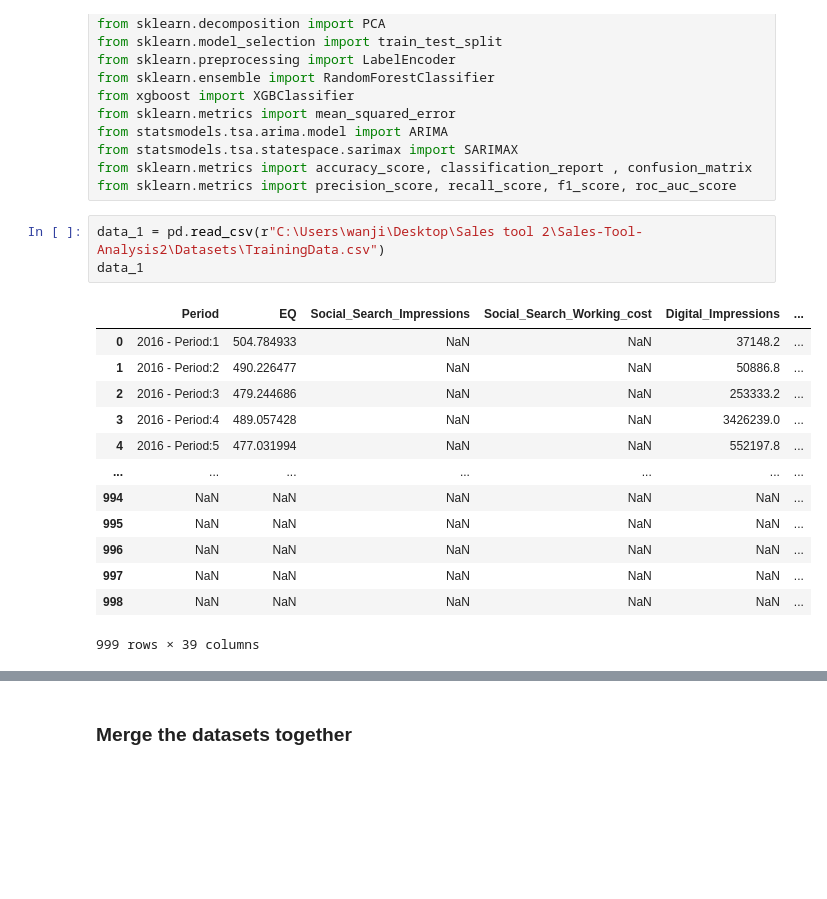
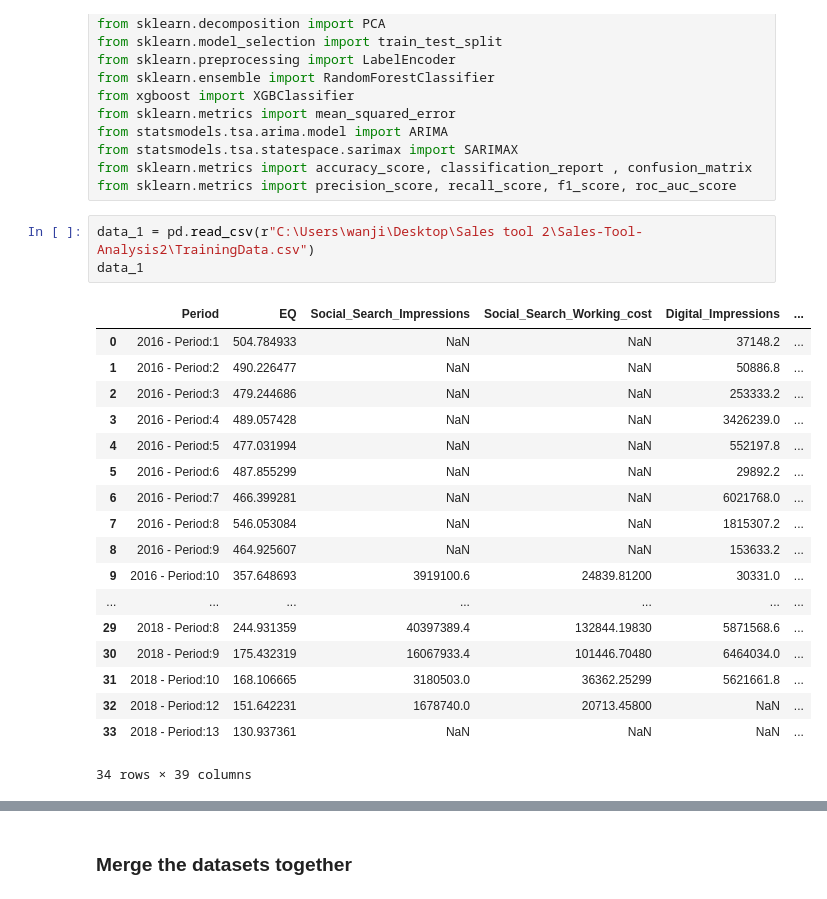
Before and after one commit to Edna722/Atote-Sales-Parctice-Tool-Analysis2, a Jupyter notebook: Sales Notebook.ipynb, the cells around one changed output, grey strips where cells are left out. Drawn from its saved outputs; the diff is of its cells as text; blank space fills up the shorter version.

```diff
--- a/Sales Notebook.ipynb
+++ b/Sales Notebook.ipynb
@@ -33,20 +33,25 @@ from statsmodels.tsa.statespace.sarimax import SARIMAX
 from sklearn.metrics import accuracy_score, classification_report , confusion_matrix
 from sklearn.metrics import precision_score, recall_score, f1_score, roc_auc_score
 # %%
-data_1 = pd.read_csv(r"C:\Users\wanji\Desktop\Sales tool 2\Sales-Tool-Analysis2\Datasets\TrainingData.csv")
+data_1 = pd.read_csv(r"C:\Users\wanji\Desktop\Sales tool 2\Sales-Tool-Analysis2\TrainingData.csv")
 data_1
 # %% [output]
 |  | Period | EQ | Social_Search_Impressions | Social_Search_Working_cost | Digital_Impressions | ... |
 | 0 | 2016 - Period:1 | 504.784933 | NaN | NaN | 37148.2 | ... |
 | 1 | 2016 - Period:2 | 490.226477 | NaN | NaN | 50886.8 | ... |
 | 2 | 2016 - Period:3 | 479.244686 | NaN | NaN | 253333.2 | ... |
 | 3 | 2016 - Period:4 | 489.057428 | NaN | NaN | 3426239.0 | ... |
 | 4 | 2016 - Period:5 | 477.031994 | NaN | NaN | 552197.8 | ... |
+| 5 | 2016 - Period:6 | 487.855299 | NaN | NaN | 29892.2 | ... |
+| 6 | 2016 - Period:7 | 466.399281 | NaN | NaN | 6021768.0 | ... |
+| 7 | 2016 - Period:8 | 546.053084 | NaN | NaN | 1815307.2 | ... |
+| 8 | 2016 - Period:9 | 464.925607 | NaN | NaN | 153633.2 | ... |
+| 9 | 2016 - Period:10 | 357.648693 | 3919100.6 | 24839.81200 | 30331.0 | ... |
 | ... | ... | ... | ... | ... | ... | ... |
-| 994 | NaN | NaN | NaN | NaN | NaN | ... |
-| 995 | NaN | NaN | NaN | NaN | NaN | ... |
-| 996 | NaN | NaN | NaN | NaN | NaN | ... |
-| 997 | NaN | NaN | NaN | NaN | NaN | ... |
-| 998 | NaN | NaN | NaN | NaN | NaN | ... |
+| 29 | 2018 - Period:8 | 244.931359 | 40397389.4 | 132844.19830 | 5871568.6 | ... |
+| 30 | 2018 - Period:9 | 175.432319 | 16067933.4 | 101446.70480 | 6464034.0 | ... |
+| 31 | 2018 - Period:10 | 168.106665 | 3180503.0 | 36362.25299 | 5621661.8 | ... |
+| 32 | 2018 - Period:12 | 151.642231 | 1678740.0 | 20713.45800 | NaN | ... |
+| 33 | 2018 - Period:13 | 130.937361 | NaN | NaN | NaN | ... |
-999 rows × 39 columns
+34 rows × 39 columns
 # %%
```
Also changed, not shown: parts of 12 cells of this notebook, 11 other files.
